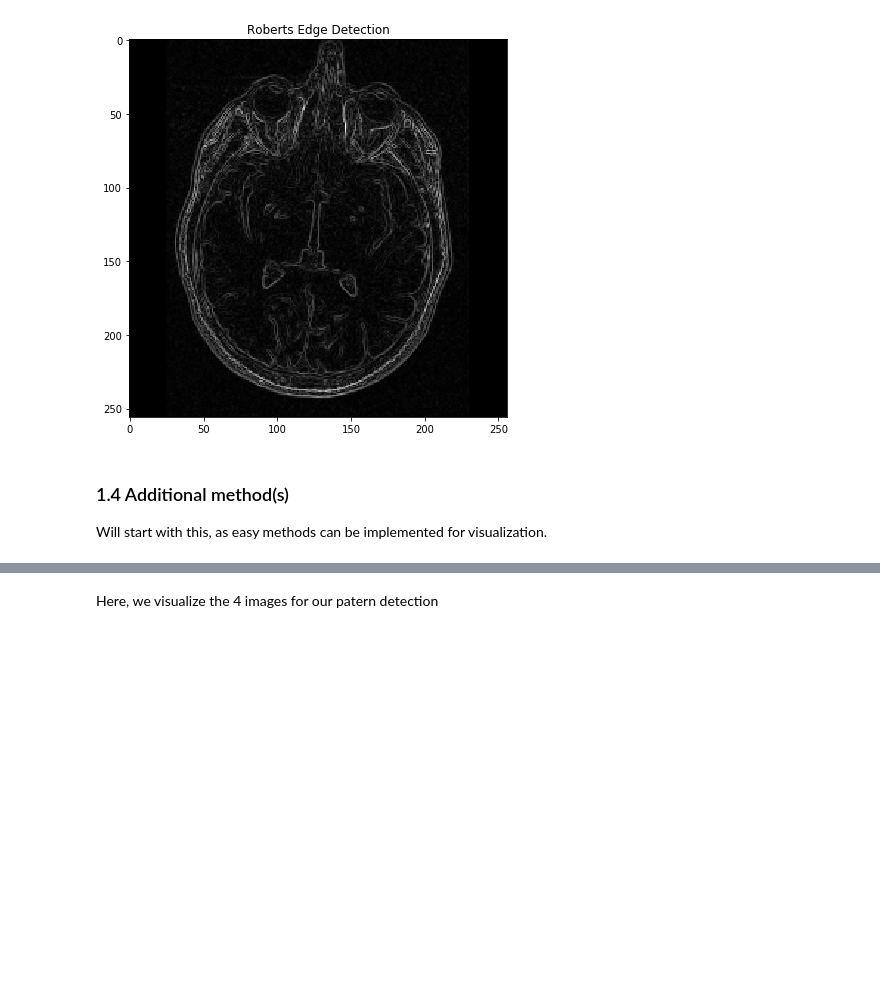
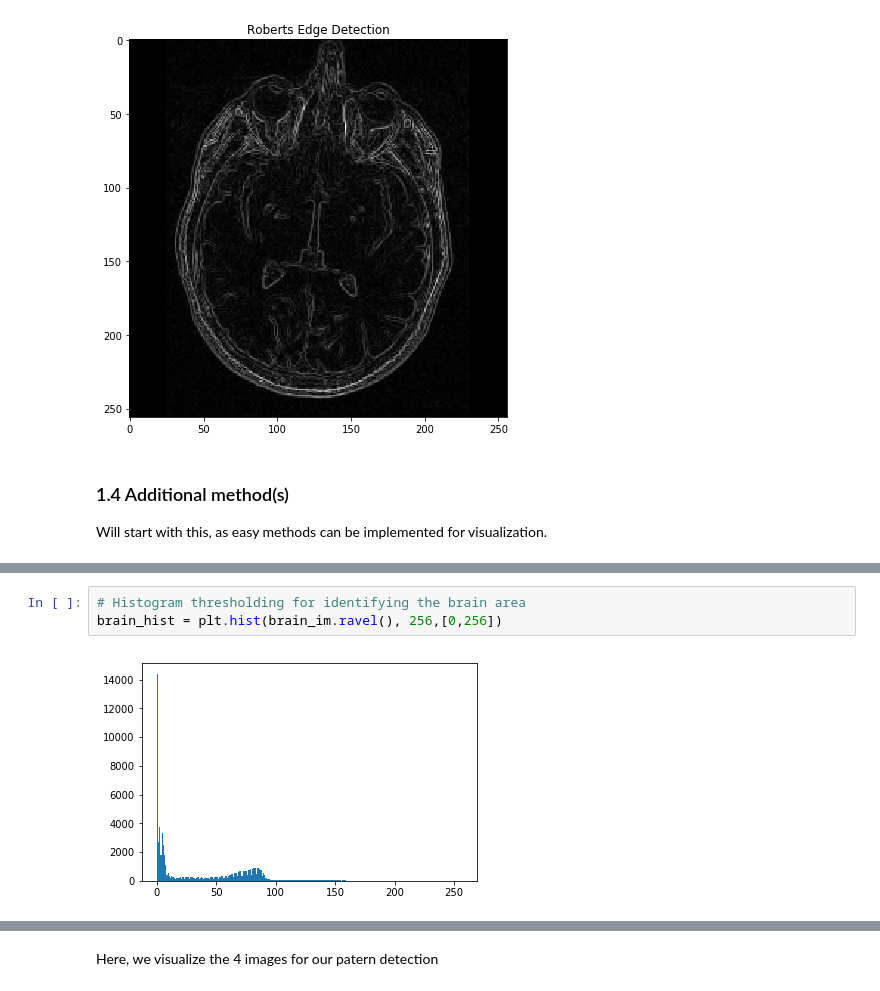
Before and after one commit to LeylaVakilian/PatternRecognition-, a Jupyter notebook: labs/lab_01_segmentation.ipynb, the cells around one changed output, grey strips where cells are left out. Drawn from its saved outputs; the diff is of its cells as text; blank space fills up the shorter version.

```diff
--- a/labs/lab_01_segmentation.ipynb
+++ b/labs/lab_01_segmentation.ipynb
@@ -251,0 +347,5 @@ Will start with this, as easy methods can be implemented for visualization.
+# %%
+# Histogram thresholding for identifying the brain area
+brain_hist = plt.hist(brain_im.ravel(), 256,[0,256])
+# %% [output]
+[figure, added]
```
Also changed, not shown: parts of 16 cells of this notebook.
